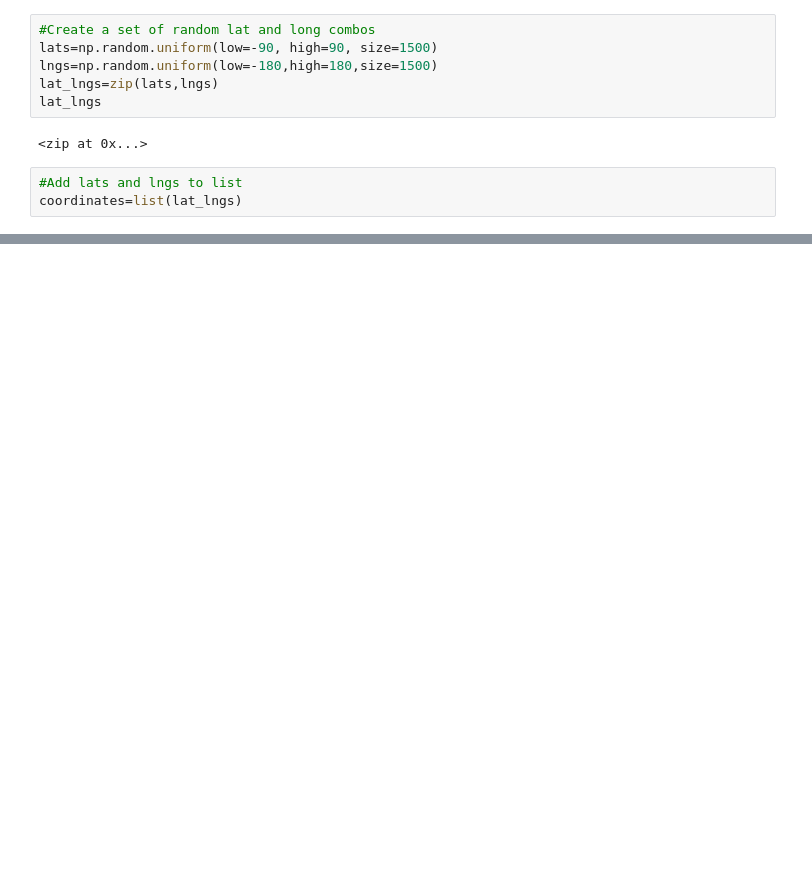
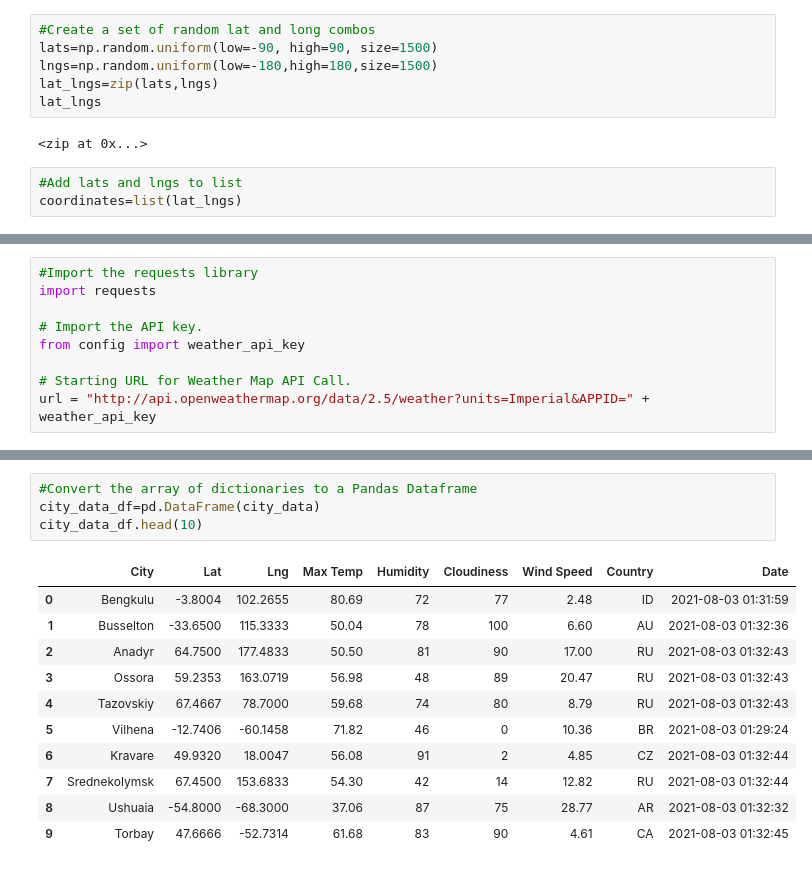
Before and after one commit to kvamm007/World_Weather_Analysis, a Jupyter notebook: WeatherPy.ipynb, the cells around one changed output, grey strips where cells are left out. Cells and saved outputs as stored; diff of their text form; blank space fills up the shorter version.

```diff
--- a/WeatherPy.ipynb
+++ b/WeatherPy.ipynb
@@ -31,0 +33,9 @@ len(cities)
+# %%
+#Import the requests library
+import requests
+
+# Import the API key.
+from config import weather_api_key
+
+# Starting URL for Weather Map API Call.
+url = "http://api.openweathermap.org/data/2.5/weather?units=Imperial&APPID=" + weather_api_key
@@ -31,0 +140,16 @@ len(cities)
+# %%
+#Convert the array of dictionaries to a Pandas Dataframe
+city_data_df=pd.DataFrame(city_data)
+city_data_df.head(10)
+# %% [output]
+|  | City | Lat | Lng | Max Temp | Humidity | Cloudiness | Wind Speed | Country | Date |
+| 0 | Bengkulu | -3.8004 | 102.2655 | 80.69 | 72 | 77 | 2.48 | ID | 2021-08-03 01:31:59 |
+| 1 | Busselton | -33.6500 | 115.3333 | 50.04 | 78 | 100 | 6.60 | AU | 2021-08-03 01:32:36 |
+| 2 | Anadyr | 64.7500 | 177.4833 | 50.50 | 81 | 90 | 17.00 | RU | 2021-08-03 01:32:43 |
+| 3 | Ossora | 59.2353 | 163.0719 | 56.98 | 48 | 89 | 20.47 | RU | 2021-08-03 01:32:43 |
+| 4 | Tazovskiy | 67.4667 | 78.7000 | 59.68 | 74 | 80 | 8.79 | RU | 2021-08-03 01:32:43 |
+| 5 | Vilhena | -12.7406 | -60.1458 | 71.82 | 46 | 0 | 10.36 | BR | 2021-08-03 01:29:24 |
+| 6 | Kravare | 49.9320 | 18.0047 | 56.08 | 91 | 2 | 4.85 | CZ | 2021-08-03 01:32:44 |
+| 7 | Srednekolymsk | 67.4500 | 153.6833 | 54.30 | 42 | 14 | 12.82 | RU | 2021-08-03 01:32:44 |
+| 8 | Ushuaia | -54.8000 | -68.3000 | 37.06 | 87 | 75 | 28.77 | AR | 2021-08-03 01:32:32 |
+| 9 | Torbay | 47.6666 | -52.7314 | 61.68 | 83 | 90 | 4.61 | CA | 2021-08-03 01:32:45 |
```
Also changed, not shown: parts of 6 cells of this notebook, 3 other files.
